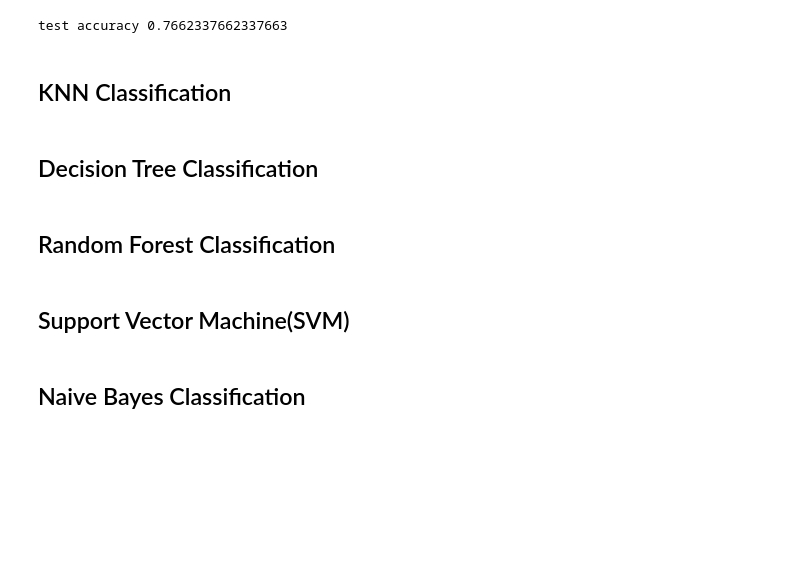
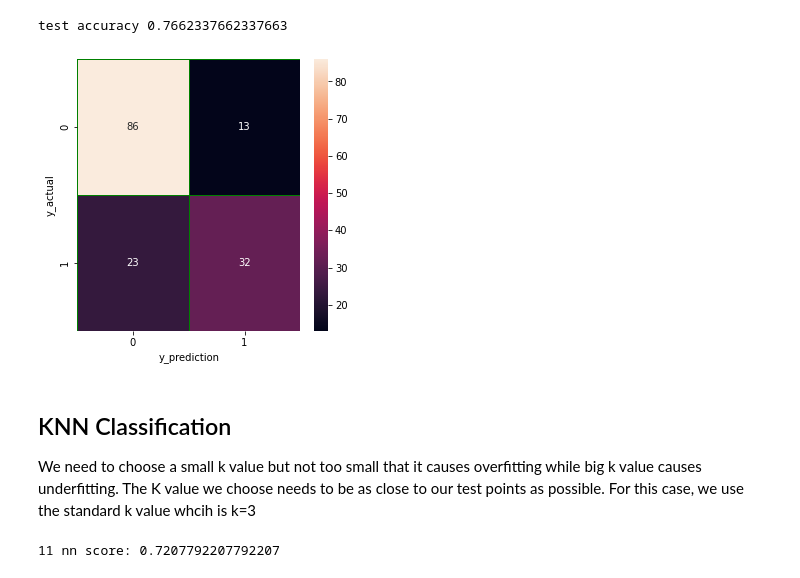
Before and after one commit to 3liud/diabetes-patients-classification, a Jupyter notebook: diabetes_classification.ipynb, the cells around one changed output. Drawn from its saved outputs; the diff is of its cells as text; code cells hidden in the pictures; blank space fills up the shorter version.

Commit message:
Updated notebook to cover all suggested ML classifiers

```diff
--- a/diabetes_classification.ipynb
+++ b/diabetes_classification.ipynb
@@ -110,13 +110,34 @@ print("test accuracy {}".format(lr.score(x_test, y_test)))
 lr_score=lr.score(x_test, y_test)
 # %% [output]
 test accuracy 0.7662337662337663
-# %% [markdown]
-## KNN Classification
-# %% [markdown]
-## Decision Tree Classification
-# %% [markdown]
-## Random Forest Classification
-# %% [markdown]
-## Support Vector Machine(SVM)
-# %% [markdown]
-## Naive Bayes Classification
+# %%
+# using confusion matrix to evaluate the linear regression
+from sklearn.metrics import confusion_matrix
+
+y_prediction = lr.predict(x_test)
+y_actual = y_test
+cm = confusion_matrix(y_actual, y_prediction)
+
+# heatmap visulization of confusion matrix
+f, ax = plt.subplots(figsize =(5, 5))
+sns.heatmap(cm, annot = True, linewidth=1, linecolor="green", fmt =".0f", ax=ax)
+plt.xlabel("y_prediction")
+plt.ylabel("y_actual")
+plt.show()
+# %% [output]
+[figure, added]
+# %% [markdown]
+## KNN Classification
+We need to choose a small k value but not too small that it causes overfitting while big k value causes underfitting. The K value we choose needs to be as close to our test points as possible. For this case, we use the standard k value whcih is k=3
+# %%
+# import KNN classification model
+from sklearn.neighbors import KNeighborsClassifier
+k=11
+knn = KNeighborsClassifier(n_neighbors=k)
+knn.fit(x_train, y_train)
+prediction = knn.predict(x_test)
+print("{} nn score: {}".format(k, knn.score(x_test, y_test)))
+
+knn_score = knn.score(x_test, y_test)
+# %% [output]
+11 nn score: 0.7207792207792207
```
Also changed, not shown: parts of 17 cells of this notebook, 1 other file.
